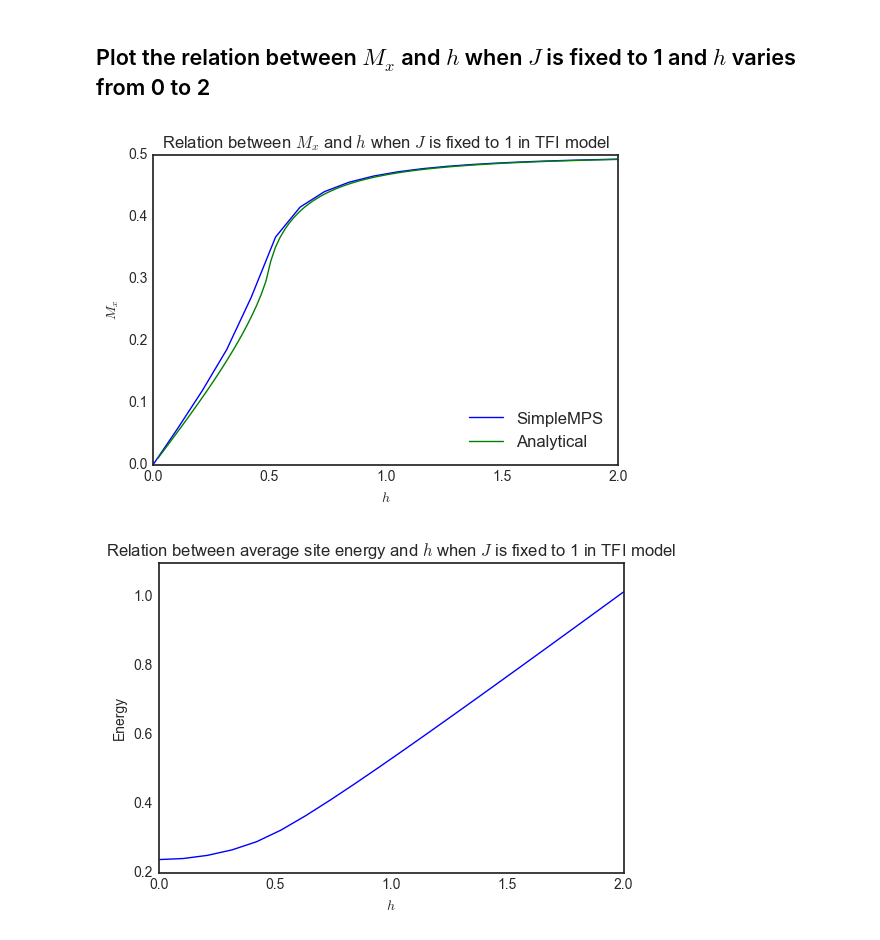
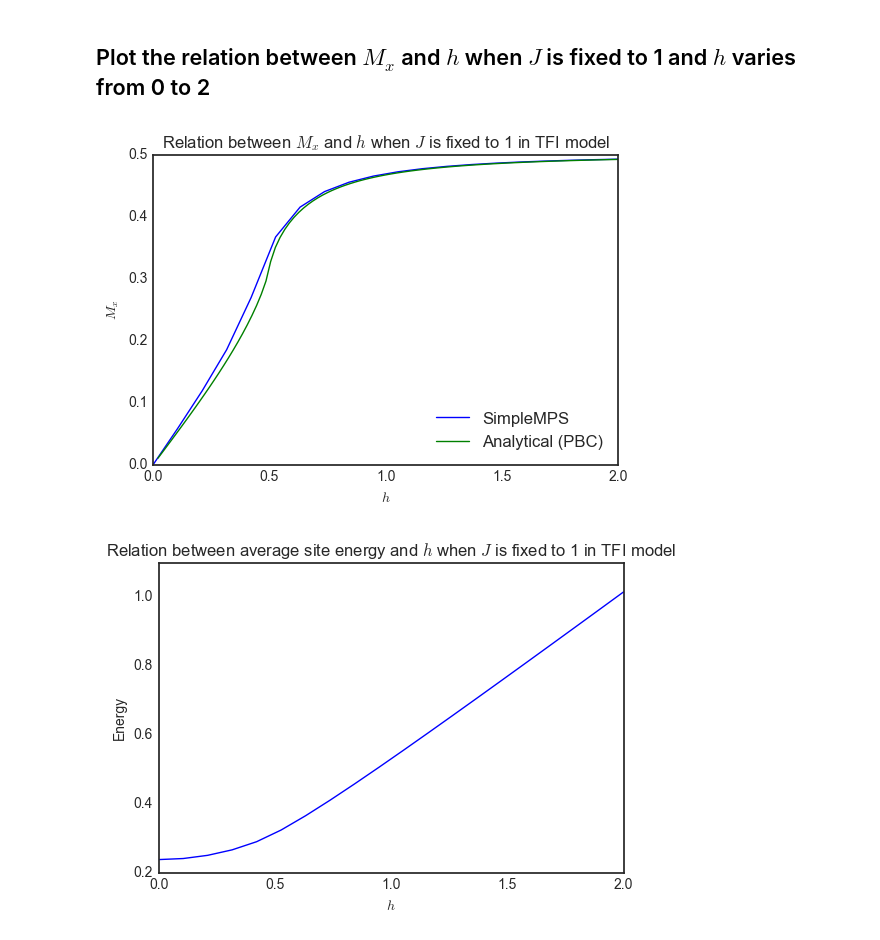
Before and after one commit to liwt31/SimpleMPS, a Jupyter notebook: Notebook/analyze_ising.ipynb, the cells around one changed output. Drawn from its saved outputs; the diff is of its cells as text; code cells hidden in the pictures.

Commit message:
some comment on the analytical result

```diff
--- a/Notebook/analyze_ising.ipynb
+++ b/Notebook/analyze_ising.ipynb
@@ -29,15 +29,15 @@ def calc_m_x(h, j=1):
 # %%
 plt.plot(h_list, mx_list, label='SimpleMPS')
 analytical_h_list = np.linspace(h_list.min(), h_list.max(), 100)
-plt.plot(analytical_h_list, np.frompyfunc(calc_m_x, 1, 1)(analytical_h_list), label='Analytical')
+plt.plot(analytical_h_list, np.frompyfunc(calc_m_x, 1, 1)(analytical_h_list), label='Analytical (PBC)')
 plt.xlabel('$h$')
 plt.ylabel('$M_x$')
 plt.title('Relation between $M_x$ and $h$ when $J$ is fixed to 1 in TFI model')
 plt.legend(loc='lower right')
-plt.savefig('ising1.png')
+plt.savefig('../Img/ising1.png')
 plt.show()
 # %% [output]
-[figure, old version]
+[figure, new version]
 # %%
 plt.plot(h_list, -energy_list)
 plt.xlabel('$h$')
```
Also changed, not shown: parts of 2 cells of this notebook, 5 other files.
